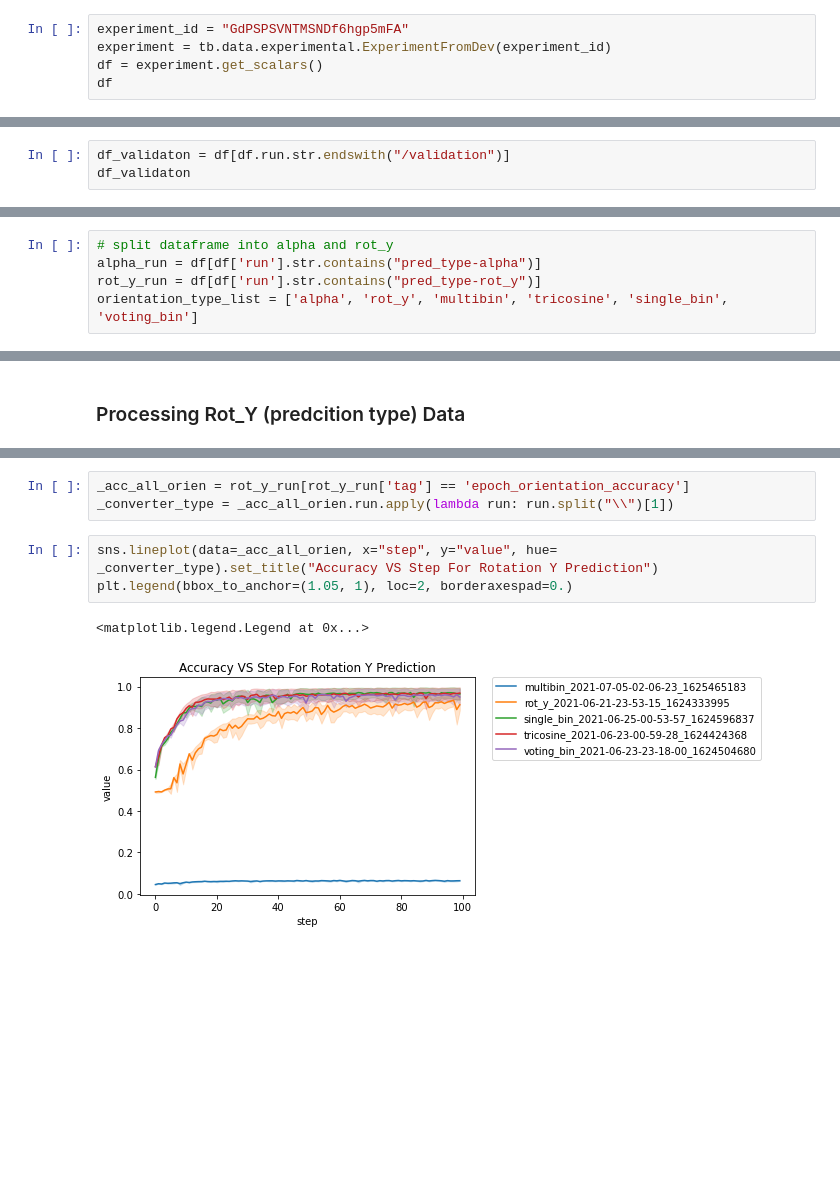
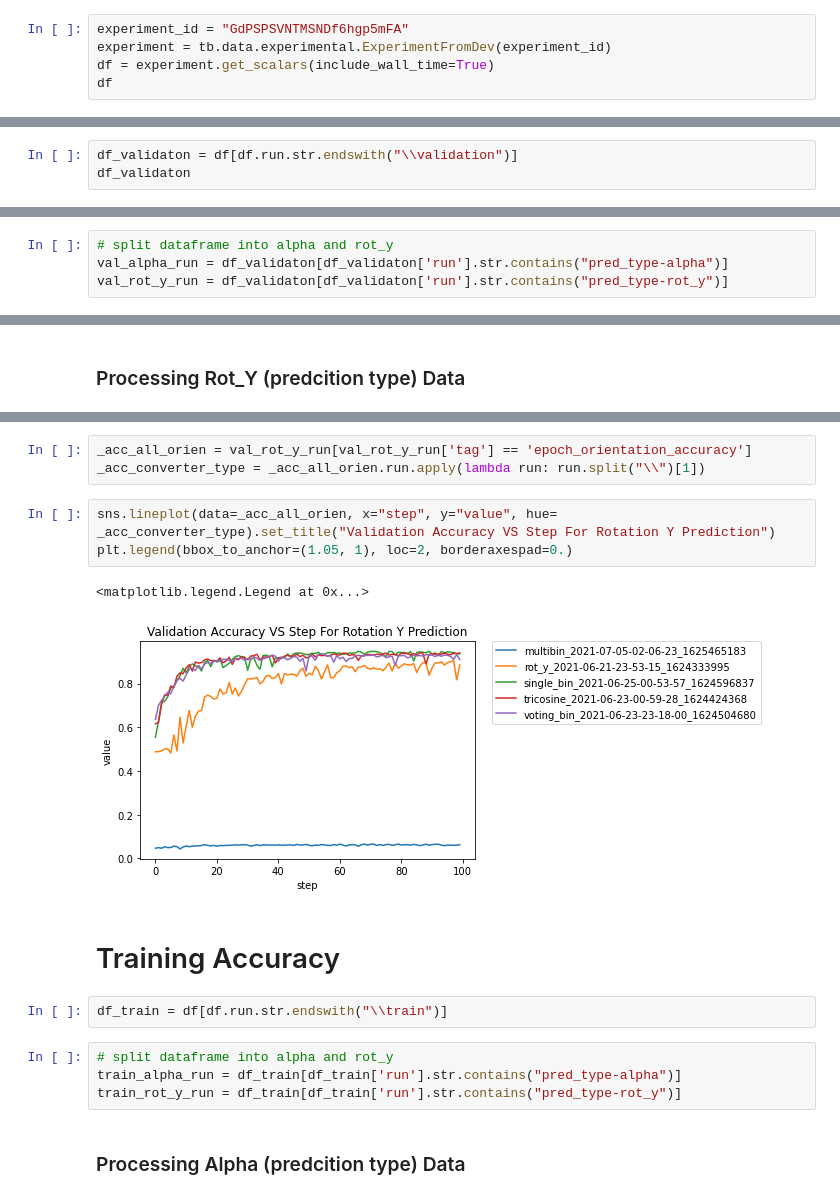
Before and after one commit to umd-fire-coml/survey-orientation-representations, a Jupyter notebook: training_data_display.ipynb, the cells around one changed output, grey strips where cells are left out. Cells and saved outputs as stored; diff of their text form; blank space fills up the shorter version.

```diff
--- a/training_data_display.ipynb
+++ b/training_data_display.ipynb
@@ -11,6 +11,6 @@ https://tensorboard.dev/experiment/GdPSPSVNTMSNDf6hgp5mFA
 # %%
 experiment_id = "GdPSPSVNTMSNDf6hgp5mFA"
 experiment = tb.data.experimental.ExperimentFromDev(experiment_id)
-df = experiment.get_scalars()
+df = experiment.get_scalars(include_wall_time=True)
 df
 # %% [output]
@@ -30,5 +36,5 @@ df
 # %% [markdown]
 # Validation Accuracy
 # %%
-df_validaton = df[df.run.str.endswith("/validation")]
+df_validaton = df[df.run.str.endswith("\\validation")]
 df_validaton
@@ -55,9 +71,8 @@ print(df["tag"].unique())
  'evaluation_orientation_accuracy_vs_iterations']
 # %%
 # split dataframe into alpha and rot_y
-alpha_run = df[df['run'].str.contains("pred_type-alpha")]
-rot_y_run = df[df['run'].str.contains("pred_type-rot_y")]
-orientation_type_list = ['alpha', 'rot_y', 'multibin', 'tricosine', 'single_bin', 'voting_bin']
+val_alpha_run = df_validaton[df_validaton['run'].str.contains("pred_type-alpha")]
+val_rot_y_run = df_validaton[df_validaton['run'].str.contains("pred_type-rot_y")]
 # %% [markdown]
 ### Processing Alpha (predcition type) Data
 # %%
@@ -95,11 +97,21 @@ array(['epoch_loss', 'epoch_orientation_accuracy',
        'evaluation_loss_vs_iterations',
        'evaluation_orientation_accuracy_vs_iterations'], dtype=object)
 # %%
-_acc_all_orien = rot_y_run[rot_y_run['tag'] == 'epoch_orientation_accuracy']
-_converter_type = _acc_all_orien.run.apply(lambda run: run.split("\\")[1])
+_acc_all_orien = val_rot_y_run[val_rot_y_run['tag'] == 'epoch_orientation_accuracy']
+_acc_converter_type = _acc_all_orien.run.apply(lambda run: run.split("\\")[1])
 # %%
-sns.lineplot(data=_acc_all_orien, x="step", y="value", hue= _converter_type).set_title("Accuracy VS Step For Rotation Y Prediction")
+sns.lineplot(data=_acc_all_orien, x="step", y="value", hue= _acc_converter_type).set_title("Validation Accuracy VS Step For Rotation Y Prediction")
 plt.legend(bbox_to_anchor=(1.05, 1), loc=2, borderaxespad=0.)
 # %% [output]
 <matplotlib.legend.Legend at 0x...>
-[figure, old version]
+[figure, new version]
+# %% [markdown]
+# Training Accuracy
+# %%
+df_train = df[df.run.str.endswith("\\train")]
+# %%
+# split dataframe into alpha and rot_y
+train_alpha_run = df_train[df_train['run'].str.contains("pred_type-alpha")]
+train_rot_y_run = df_train[df_train['run'].str.contains("pred_type-rot_y")]
+# %% [markdown]
+### Processing Alpha (predcition type) Data
```
Also changed, not shown: parts of 24 cells of this notebook.
